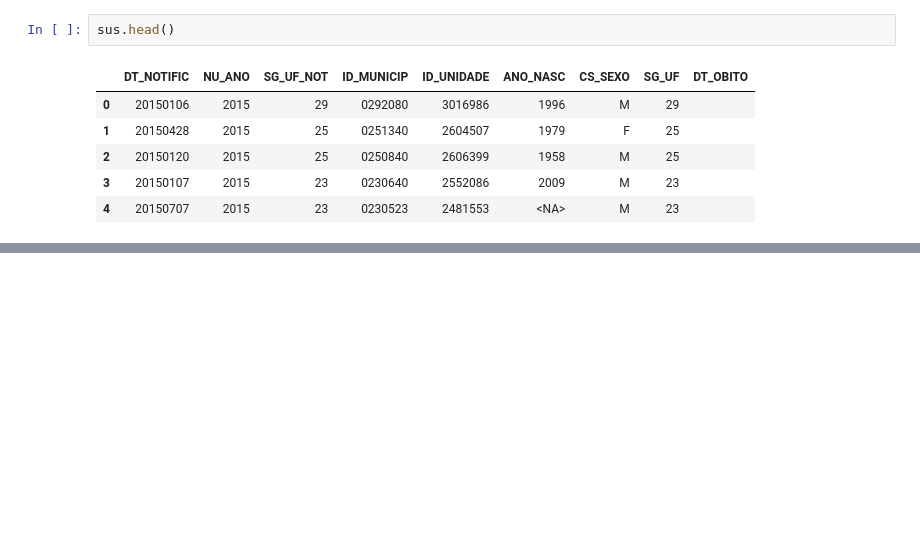
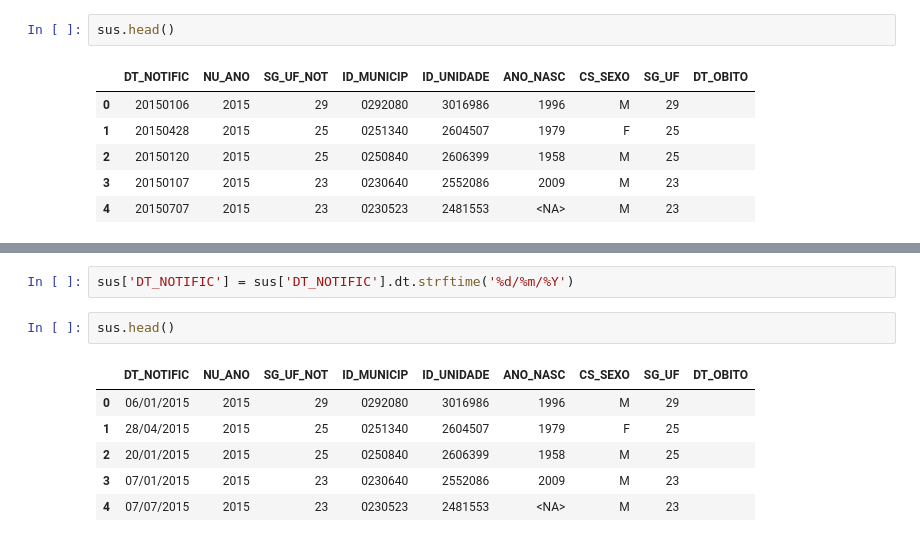
Before and after one commit to tidinho/Analisador-de-risco-de-leishmaniose, a Jupyter notebook: tratamento-1.ipynb, the cells around one changed output, grey strips where cells are left out. Cells and saved outputs as stored; diff of their text form; blank space fills up the shorter version.

```diff
--- a/tratamento-1.ipynb
+++ b/tratamento-1.ipynb
@@ -172,0 +184,11 @@ sus.head()
+# %%
+sus['DT_NOTIFIC'] = sus['DT_NOTIFIC'].dt.strftime('%d/%m/%Y')
+# %%
+sus.head()
+# %% [output]
+|  | DT_NOTIFIC | NU_ANO | SG_UF_NOT | ID_MUNICIP | ID_UNIDADE | ANO_NASC | CS_SEXO | SG_UF | DT_OBITO |
+| 0 | 06/01/2015 | 2015 | 29 | 0292080 | 3016986 | 1996 | M | 29 |  |
+| 1 | 28/04/2015 | 2015 | 25 | 0251340 | 2604507 | 1979 | F | 25 |  |
+| 2 | 20/01/2015 | 2015 | 25 | 0250840 | 2606399 | 1958 | M | 25 |  |
+| 3 | 07/01/2015 | 2015 | 23 | 0230640 | 2552086 | 2009 | M | 23 |  |
+| 4 | 07/07/2015 | 2015 | 23 | 0230523 | 2481553 | <NA> | M | 23 |  |
```
Also changed, not shown: parts of 2 cells of this notebook.
